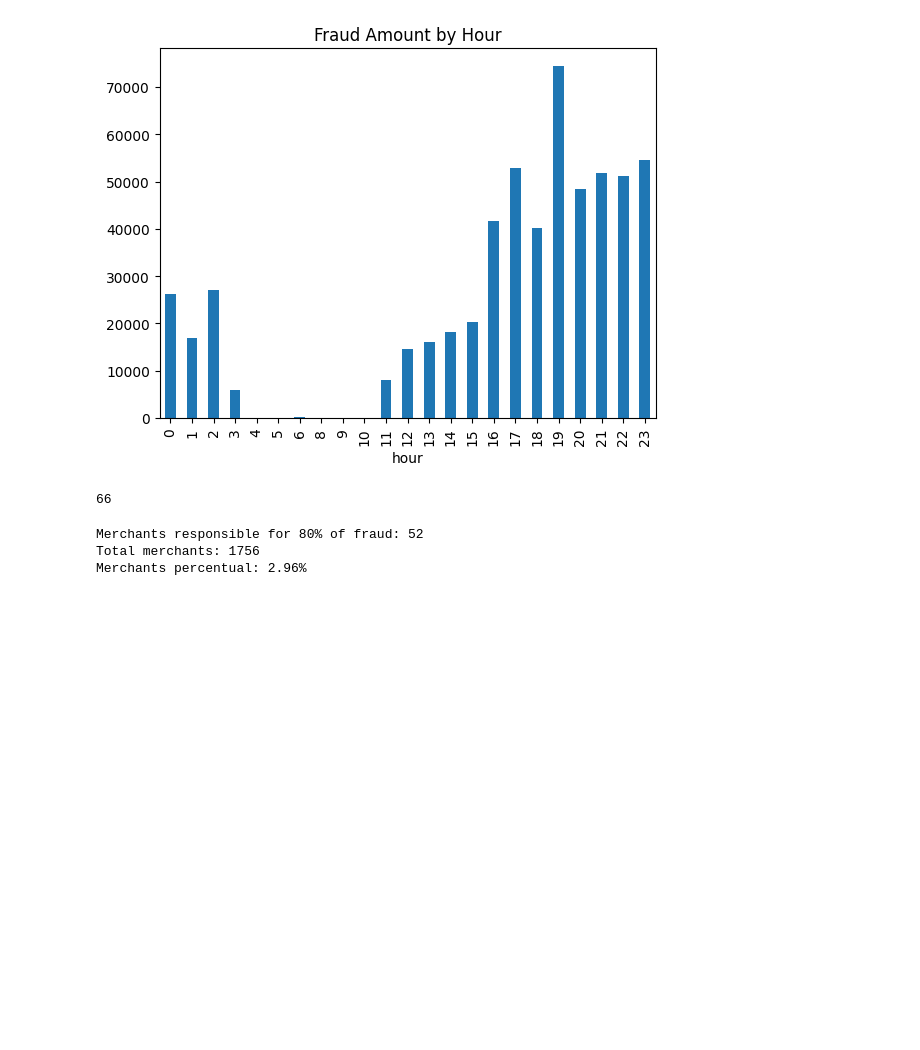
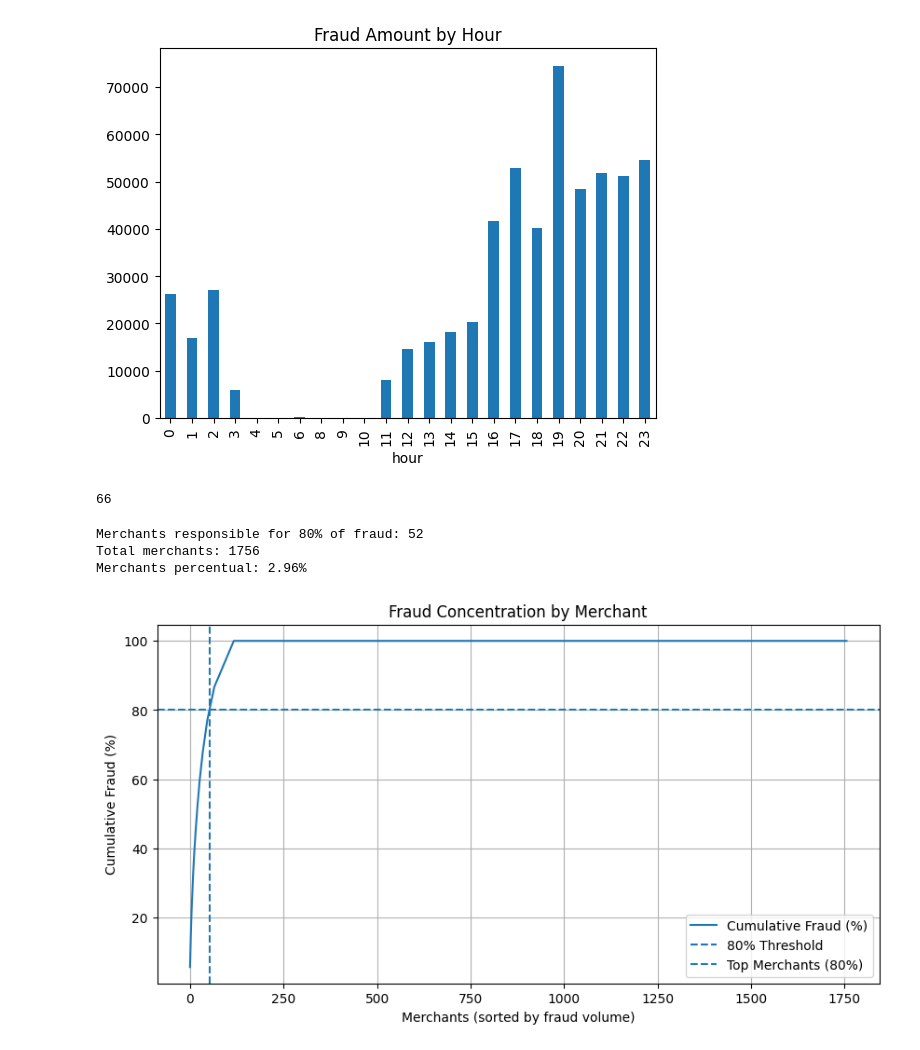
Before and after one commit to RudahNascimento/fraud-detection-analysis, a Jupyter notebook: notebooks/eda.ipynb, the cells around one changed output. Saved outputs shown, nothing was run; the diff lists cells and outputs as text; code cells hidden in the pictures; blank space fills up the shorter version.

```diff
--- a/notebooks/eda.ipynb
+++ b/notebooks/eda.ipynb
@@ -455,6 +455,29 @@ print(f"Merchants percentual: {num_merchants_80 / total_merchants:.2%}")
 Merchants responsible for 80% of fraud: 52
 Total merchants: 1756
 Merchants percentual: 2.96%
+# %%
+# 2.9) Graphic Visualization
+
+plt.figure(figsize=(10,5))
+
+plt.plot(
+    merchant_concentration["cumulative_percentage"].values,
+    label="Cumulative Fraud (%)"
+)
+
+plt.axhline(y=80, linestyle="--", label="80% Threshold")
+
+plt.axvline(x=num_merchants_80, linestyle="--", label="Top Merchants (80%)")
+
+plt.xlabel("Merchants (sorted by fraud volume)")
+plt.ylabel("Cumulative Fraud (%)")
+plt.title("Fraud Concentration by Merchant")
+plt.legend()
+plt.grid()
+
+plt.show()
+# %% [output]
+[figure, added]
 # %%
 ### Key Findings
 
```
Also changed, not shown: 1 other file.
